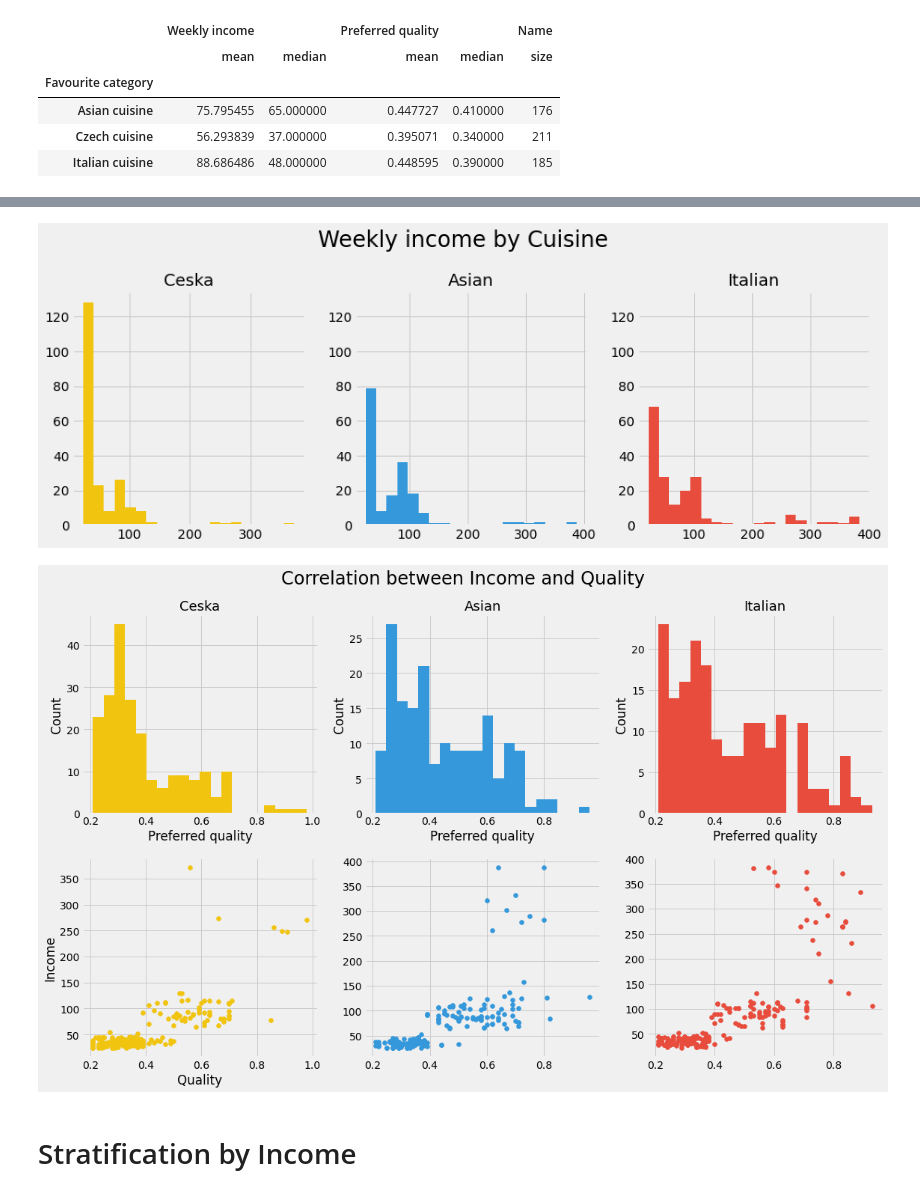
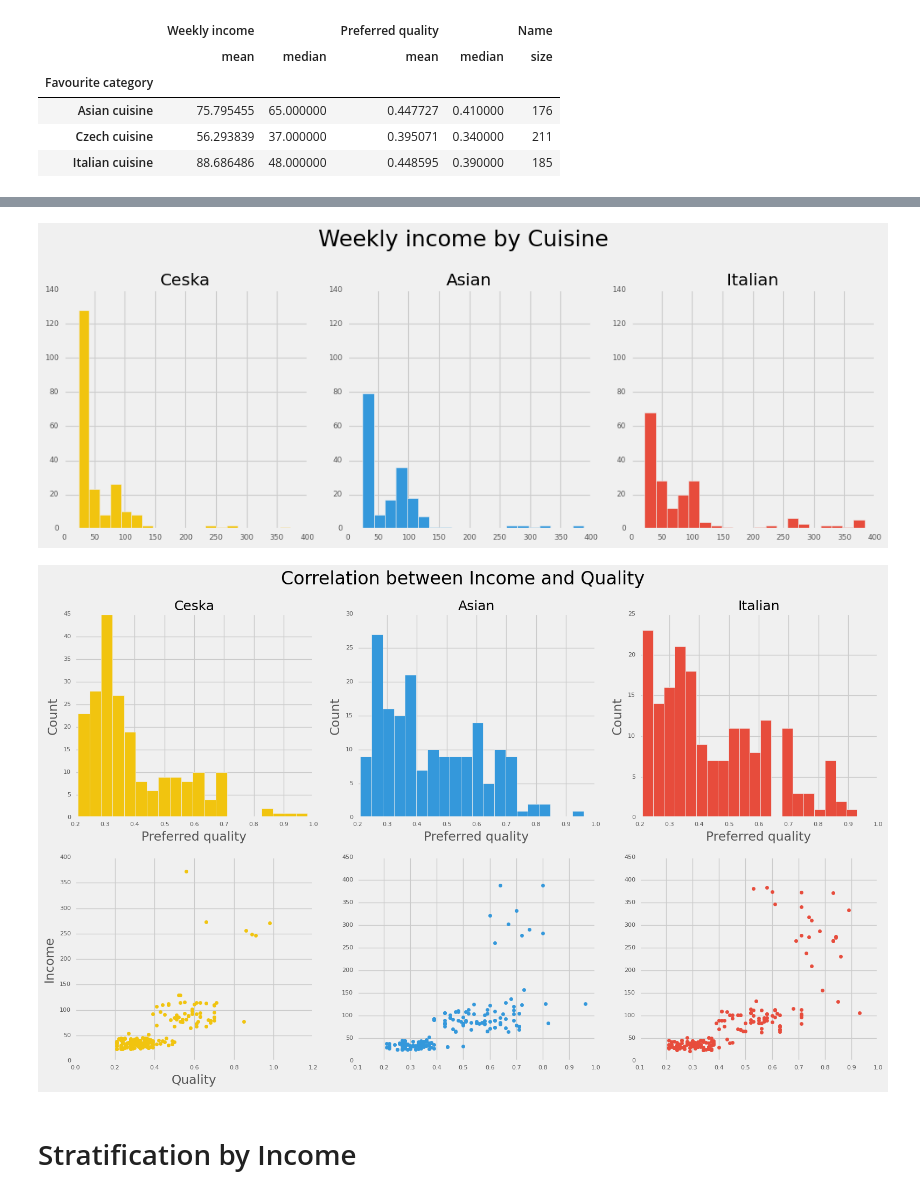
Before and after one commit to utikpuhlik/minimum, a Jupyter notebook: main.ipynb, the cells around one changed output, grey strips where cells are left out. Drawn from its saved outputs; the diff is of its cells as text; code cells hidden in the pictures.

```diff
--- a/main.ipynb
+++ b/main.ipynb
@@ -62,8 +62,6 @@ df2.iplot(
 # %% [output]
 [interactive output not drawn]
 # %%
-plt.style.use('fivethirtyeight')
-
 plt.figure(figsize=(13,5))
 plt.suptitle("Weekly income by Cuisine", fontsize=24)
 ax = plt.subplot(1,3,1)
@@ -80,41 +78,41 @@ plt.hist(it['Weekly income'], label='Italian', color='#e74c3c', bins=20)
 plt.title('Italian', fontsize=18)
 plt.tight_layout()
 # %% [output]
-[figure, old version]
+[figure, new version]
 # %%
-plt.figure(figsize=(16,10))
+plt.figure(figsize=(16,10), dpi=100)
 plt.suptitle("Correlation between Income and Quality", fontsize=24)
 plt.tight_layout()
 
 plt.subplot(2,3,1)
 plt.title('Ceska', fontsize=18)
 plt.hist(cz['Preferred quality'], label='Ceska', color='#f1c40f', bins=20)
 plt.xlabel('Preferred quality')
 plt.ylabel('Count')
 plt.subplot(2,3,4)
 plt.scatter(cz['Preferred quality'], cz['Weekly income'], label='Ceska', color='#f1c40f')
 plt.xlabel('Quality')
 plt.ylabel('Income')
 # plt.ylim(0, 400)
 
 plt.subplot(2,3,2)
 plt.hist(asian['Preferred quality'], label='Asian', color='#3498db', bins=20)
 plt.title('Asian', fontsize=18)
 plt.xlabel('Preferred quality')
 plt.ylabel('Count')
 plt.subplot(2,3,5)
 plt.scatter(asian['Preferred quality'], asian['Weekly income'], label='Asian', color='#3498db')
 
 plt.subplot(2,3,3)
 plt.hist(it['Preferred quality'], label='Italian', color='#e74c3c', bins=20)
 plt.title('Italian', fontsize=18)
 plt.xlabel('Preferred quality')
 plt.ylabel('Count')
 plt.subplot(2,3,6)
 plt.scatter(it['Preferred quality'], it['Weekly income'], label='Italian', color='#e74c3c')
 plt.tight_layout();
 # %% [output]
-[figure, old version]
+[figure, new version]
 # %% [markdown]
 # Stratification by Income
 # %%
```
